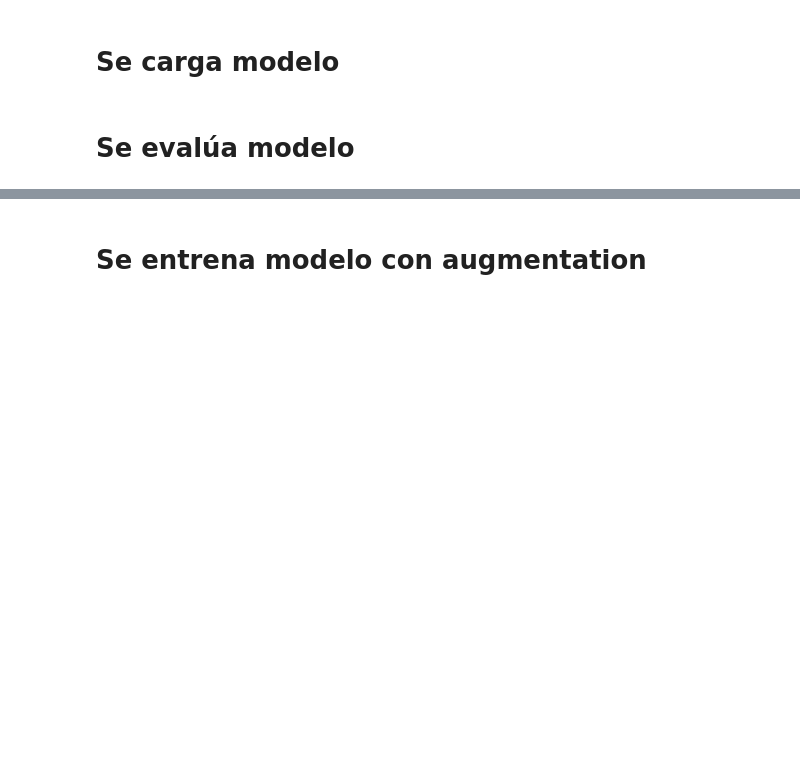
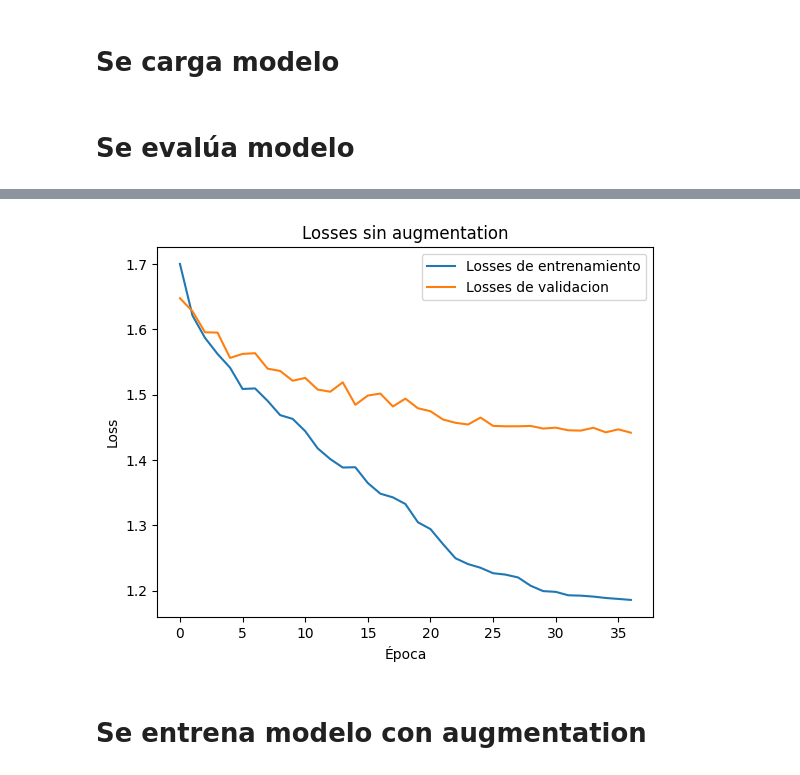
Before and after one commit to sbstnvsqz0/EL7060, a Jupyter notebook: T2/demo.ipynb, the cells around one changed output, grey strips where cells are left out. Saved outputs shown, nothing was run; the diff lists cells and outputs as text; code cells hidden in the pictures; blank space fills up the shorter version.

```diff
--- a/T2/demo.ipynb
+++ b/T2/demo.ipynb
@@ -38,3 +41,7 @@ model.evaluate(DataLoader(CremaDDataset(dir="test",preprocessing = preprocessing
+# %%
+plt_losses("losses/sin_augmentation.csv","Losses sin augmentation")
+# %% [output]
+[figure, added]
 # %% [markdown]
 # Se entrena modelo con augmentation
 # %%
```
Also changed, not shown: parts of 10 cells of this notebook, 6 other files.
